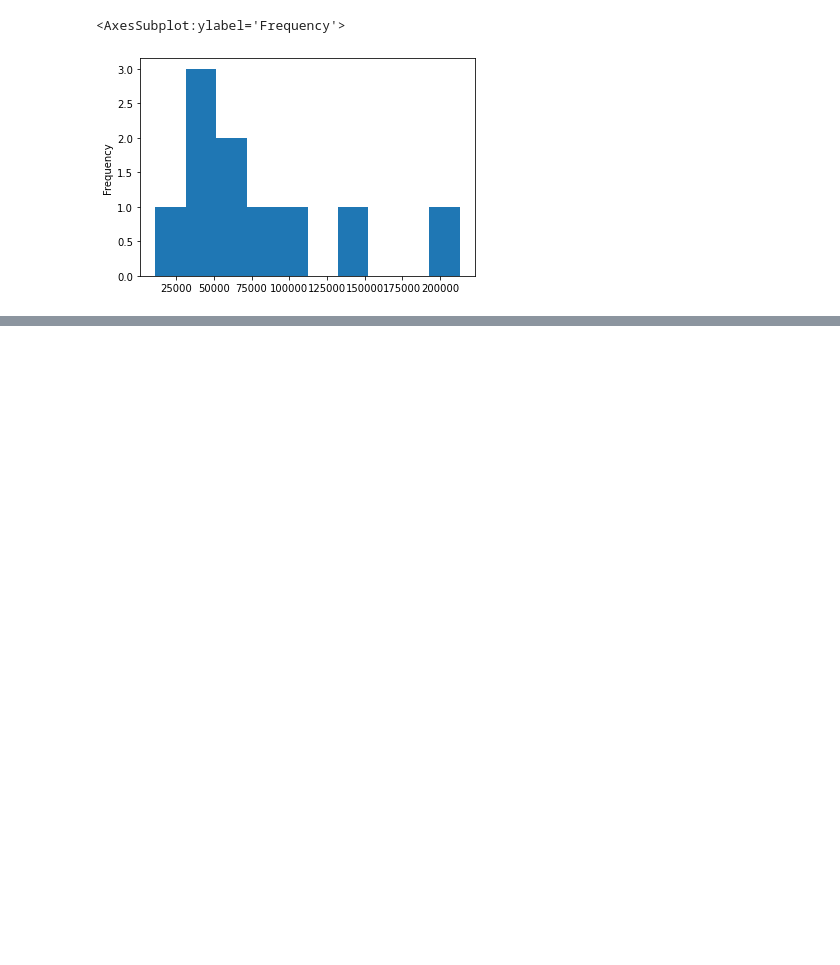
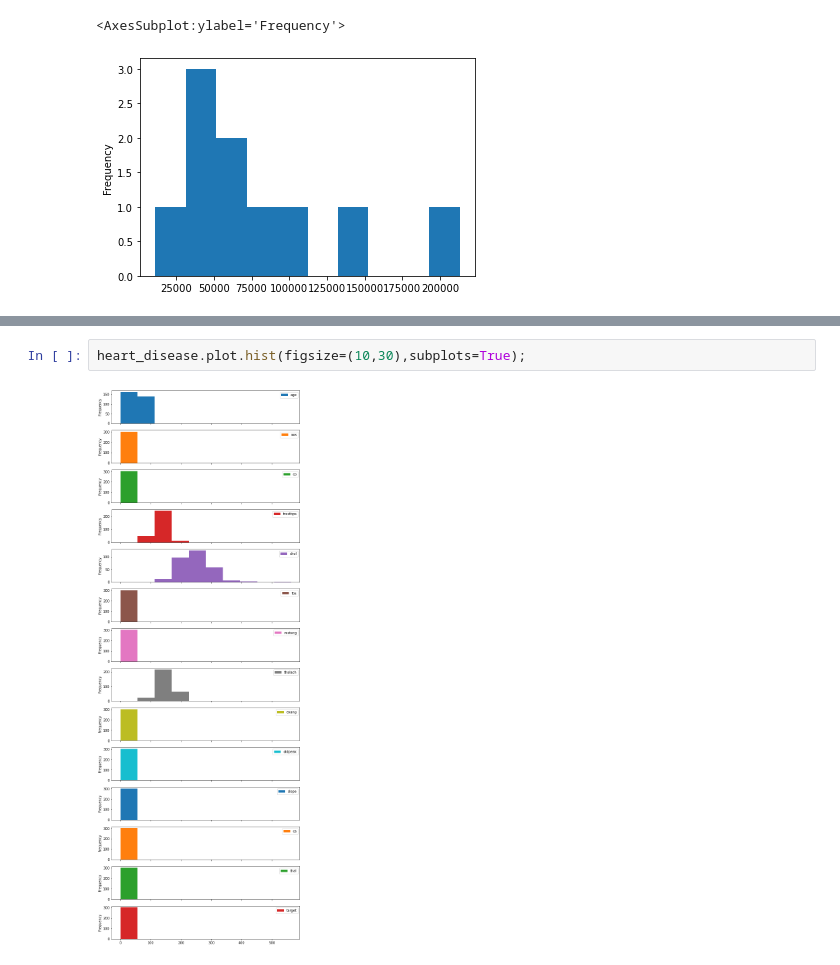
Before and after one commit to bhupendpatil/Practice, a Jupyter notebook: Data Analysis/Matplotlib/introduction-to-matplotlib.ipynb, the cells around one changed output, grey strips where cells are left out. Saved outputs shown, nothing was run; the diff lists cells and outputs as text; blank space fills up the shorter version.

```diff
--- a/Data Analysis/Matplotlib/introduction-to-matplotlib.ipynb
+++ b/Data Analysis/Matplotlib/introduction-to-matplotlib.ipynb
@@ -344,0 +371,4 @@ car_sales["Odometer (KM)"].plot.hist(bins=10)
+# %%
+heart_disease.plot.hist(figsize=(10,30),subplots=True);
+# %% [output]
+[figure, added]
```
Also changed, not shown: parts of 10 cells of this notebook.
